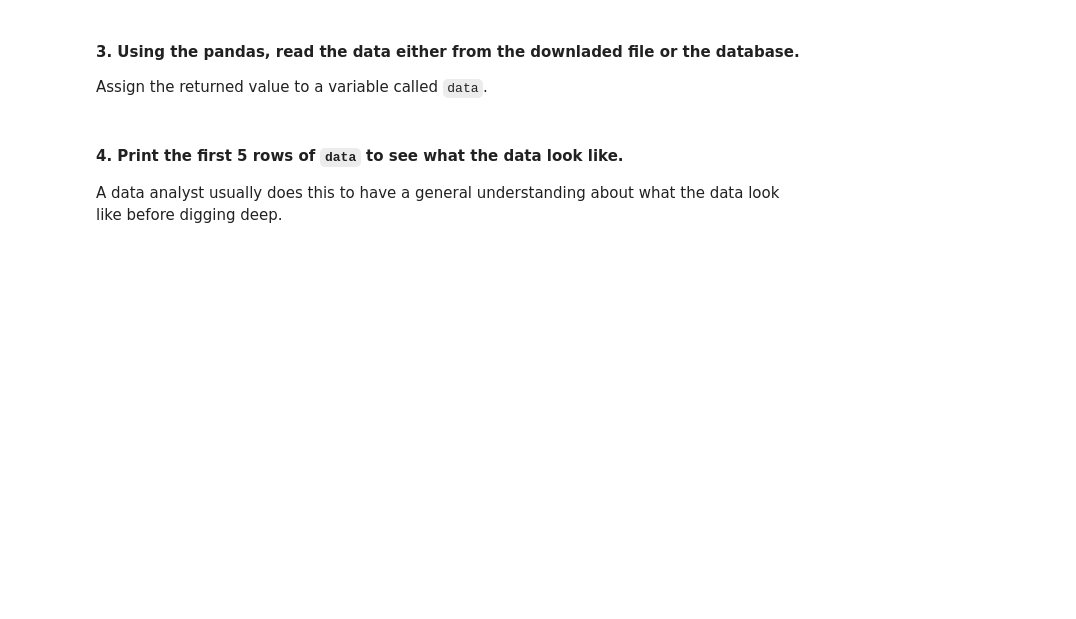
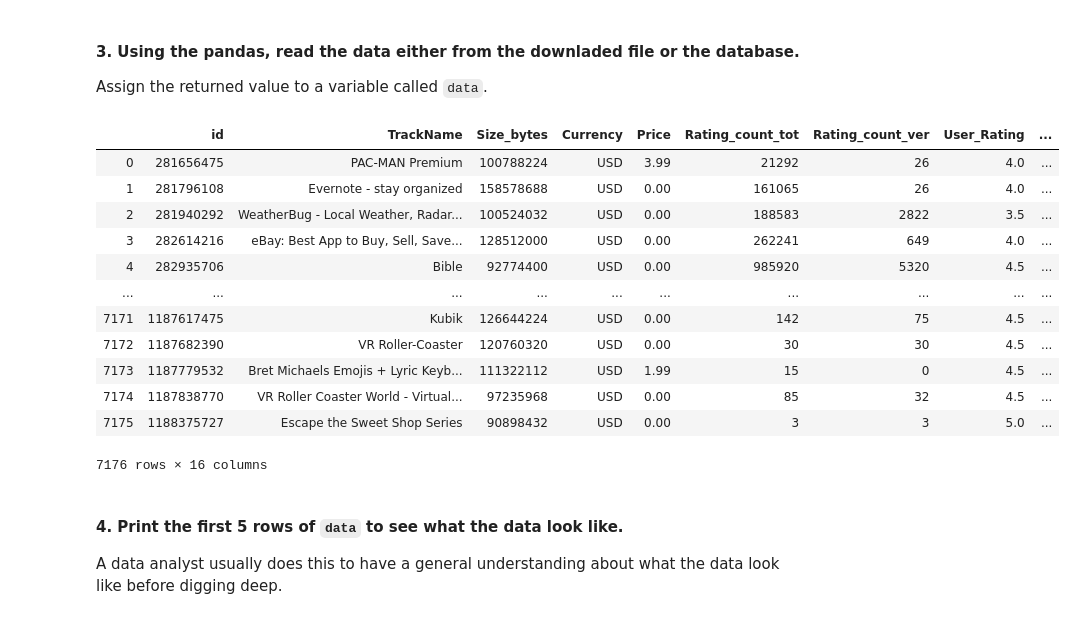
Before and after one commit to ta-data-lis/lab-pandas-deep-dive, a Jupyter notebook: your-code/main.ipynb, the cells around one changed output. Saved outputs shown, nothing was run; the diff lists cells and outputs as text; code cells hidden in the pictures; blank space fills up the shorter version.

```diff
--- a/your-code/main.ipynb
+++ b/your-code/main.ipynb
@@ -14,0 +12,17 @@ path =
+# %%
+# your code here
+cnx = mysql.connector.connect(user='root', password='D.Dragon', host='127.0.0.1', database='AppStore', use_pure=True)
+cursor = cnx.cursor()
+query = ("SELECT * FROM App")
+cursor.execute(query)
+
+columns_app = ['id', 'TrackName', 'Size_bytes', 'Currency', 'Price', 'Rating_count_tot', 'Rating_count_ver', 'User_Rating', 'User_Rating_ver', 'ver', 'Count_Rating', 'Prime_genre', 'Sup_Device', 'IpadSc_url', 'Lang', 'Vpp_lic'] ## According to query
+
+sql2Data = pd.DataFrame(columns = columns_app)
+
+
+
+for i, val in enumerate(cursor):
+    sql2Data.loc[i] = val
+
+#path =  ###NEED TO SEE WHAT THIS MEANS BETTER
@@ -17,7 +48,23 @@ path =
 
 Assign the returned value to a variable called `data`.
 # %%
+data = sql2Data
+data
 # your code here
+# %% [output]
+|  | id | TrackName | Size_bytes | Currency | Price | Rating_count_tot | Rating_count_ver | User_Rating | ... |
+| 0 | 281656475 | PAC-MAN Premium | 100788224 | USD | 3.99 | 21292 | 26 | 4.0 | ... |
+| 1 | 281796108 | Evernote - stay organized | 158578688 | USD | 0.00 | 161065 | 26 | 4.0 | ... |
+| 2 | 281940292 | WeatherBug - Local Weather, Radar... | 100524032 | USD | 0.00 | 188583 | 2822 | 3.5 | ... |
+| 3 | 282614216 | eBay: Best App to Buy, Sell, Save... | 128512000 | USD | 0.00 | 262241 | 649 | 4.0 | ... |
+| 4 | 282935706 | Bible | 92774400 | USD | 0.00 | 985920 | 5320 | 4.5 | ... |
+| ... | ... | ... | ... | ... | ... | ... | ... | ... | ... |
+| 7171 | 1187617475 | Kubik | 126644224 | USD | 0.00 | 142 | 75 | 4.5 | ... |
+| 7172 | 1187682390 | VR Roller-Coaster | 120760320 | USD | 0.00 | 30 | 30 | 4.5 | ... |
+| 7173 | 1187779532 | Bret Michaels Emojis + Lyric Keyb... | 111322112 | USD | 1.99 | 15 | 0 | 4.5 | ... |
+| 7174 | 1187838770 | VR Roller Coaster World - Virtual... | 97235968 | USD | 0.00 | 85 | 32 | 4.5 | ... |
+| 7175 | 1188375727 | Escape the Sweet Shop Series | 90898432 | USD | 0.00 | 3 | 3 | 5.0 | ... |
+7176 rows × 16 columns
 # %% [markdown]
 #### 4. Print the first 5 rows of `data` to see what the data look like.
 
```
Also changed, not shown: parts of 25 cells of this notebook.
